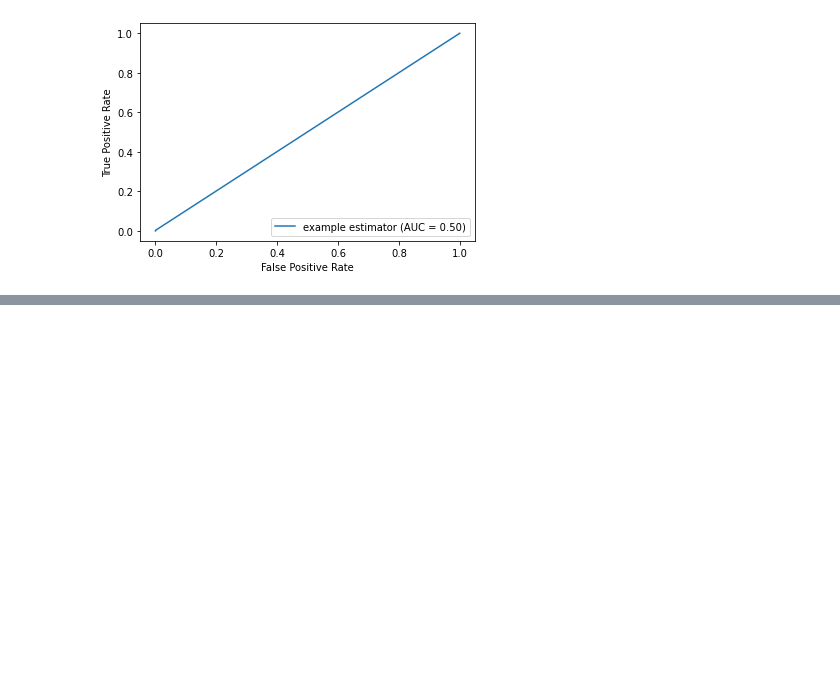
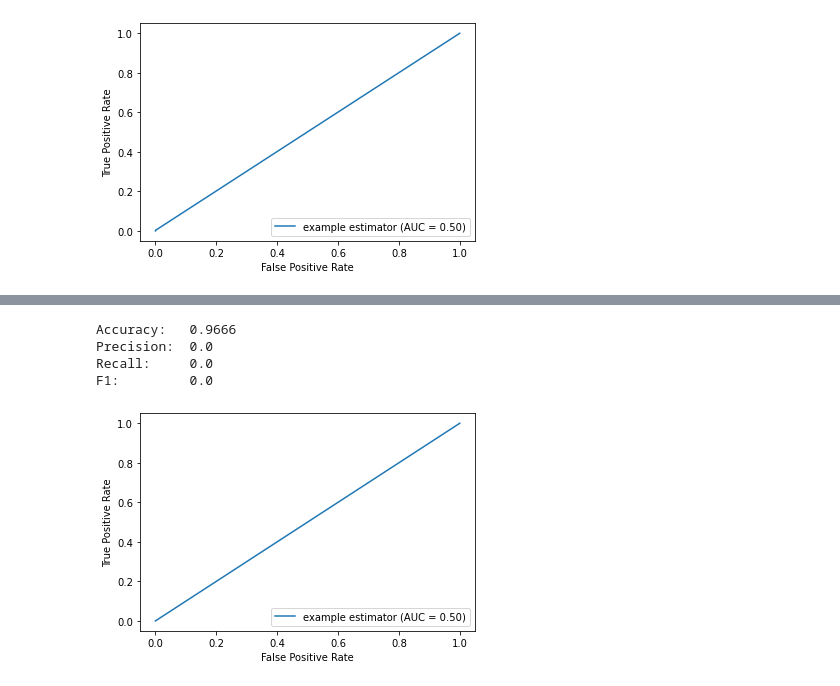
Before and after one commit to oStritze/similarity-modeling, a Jupyter notebook: src/evaluation.ipynb, the cells around one changed output, grey strips where cells are left out. Cells and saved outputs as stored; diff of their text form; code cells hidden in the pictures; blank space fills up the shorter version.

```diff
--- a/src/evaluation.ipynb
+++ b/src/evaluation.ipynb
@@ -255,0 +424,33 @@ F1:         0.0052
+# %%
+from xgboost import XGBClassifier
+
+best_pipe = XGBClassifier(
+    learning_rate=0.001,max_depth=9,min_child_weight=7,
+    n_estimators=100, n_jobs=1, subsample=0.45, verbosity=0,
+    label_encoder)
+
+# Fix random state in exported estimator
+if hasattr(best_pipe, 'random_state'):
+    setattr(best_pipe, 'random_state', 42)
+best_pipe.fit(x_train_decomp, y_train)
+
+x_val_decomp = pca.transform(scaler.transform(x_val))
+
+y_pred = best_pipe.predict(x_val_decomp)
+#print(pipe.score(x_train_decomp, y_val))
+print("Accuracy:  ", round(accuracy_score(y_val,y_pred),4) )
+print("Precision: ", round(precision_score(y_val,y_pred),4) )
+print("Recall:    ", round(recall_score(y_val,y_pred),4) )
+print("F1:        ", round(f1_score(y_val,y_pred),4) )
+
+fpr, tpr, thresholds = metrics.roc_curve(y_val, y_pred)
+roc_auc = metrics.auc(fpr, tpr)
+display = metrics.RocCurveDisplay(fpr=fpr, tpr=tpr, roc_auc=roc_auc, estimator_name='example estimator')
+display.plot()
+plt.show()
+# %% [output]
+Accuracy:   0.9666
+Precision:  0.0
+Recall:     0.0
+F1:         0.0
+[figure, added]
```
Also changed, not shown: parts of 12 cells of this notebook.
